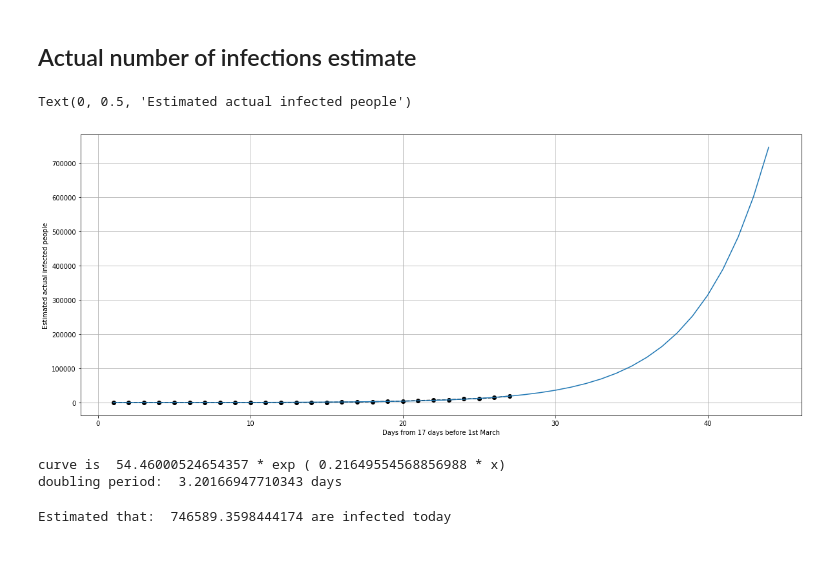
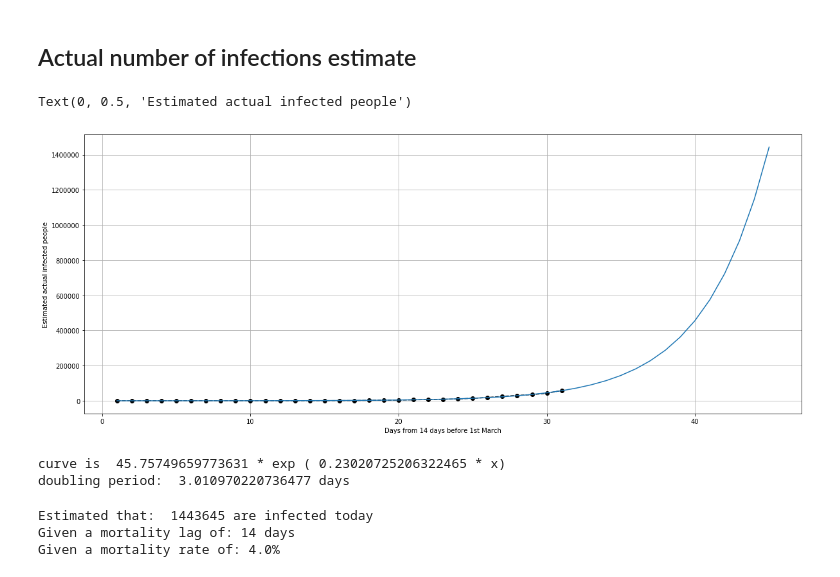
Before and after one commit to burntout/UK-Covid19, a Jupyter notebook: UK-Covid19-least-squares-fit.ipynb, the cells around one changed output. Cells and saved outputs as stored; diff of their text form; code cells hidden in the pictures.

```diff
--- a/UK-Covid19-least-squares-fit.ipynb
+++ b/UK-Covid19-least-squares-fit.ipynb
@@ -68,7 +68,7 @@ Tomorrows estimated cases: 17443.12539765776
 # %% [markdown]
 ## Mortality
 # %%
-uk_mortalitydata = [0,0,0,0,1,2,2,3,5,6,8,8,10,21,35,55,60,103,144,177,233,281,335,422,465,578,759]
+uk_mortalitydata = [0,0,0,0,1,2,2,3,5,6,8,8,10,21,35,55,60,103,144,177,233,281,335,422,578,759,1019,1228,1408,1709,2352]
 italy_mortalitydata = [29,34,52,79,107,148,197,233,366,463,631,827,1016,1266,1441,1809,2158,2503,2978,3405,4032,4825,5475,6077,6820]
 uk_mortalitydata1 = uk_mortalitydata[5:]
 
@@ -106,10 +106,9 @@ Tomorrows estimated deaths: 934.924984748349
 # %%
 fig, ax = plt.subplots(1, figsize=(20, 8))
 ax.plot(x, mortalitydata, 'o--k')
-x = np.linspace(1,31,31)
+x = np.linspace(1,n+7,n+7)
 y_fit = f(x, a, b)
 ax.plot(x, y_fit, '-')
-plt.grid()
 plt.xlabel("Days from 1st March")
 plt.ylabel("Cumulative Mortalities")
 # %% [output]
@@ -118,39 +117,44 @@ Text(0, 0.5, 'Cumulative Mortalities')
 # %% [markdown]
 ## Actual number of infections estimate
 # %%
-days_from_infection_to_death = 17 # assume 7 days for infection 10 days to die (people are already ill)
+days_from_infection_to_death = 14 # assume 7 days for infection 7 days to die (people are already ill)
 mortality_rate1 = 0.01 # 1%
 mortality_rate2 = 0.02 # 2%
 mortality_rate3 = 0.03 # 3%
 mortality_rate4 = 0.04 # 4%
 mortality_rate10 = 0.1 # 10%
+mortality_rate = mortality_rate4
 
-inv_mortality = 1/mortality_rate4
+inv_mortality = 1/mortality_rate
 estimated_actual = list (map(lambda x: x * inv_mortality, mortalitydata))
 n = len(estimated_actual)
 x = np.linspace(1, n, n)
 
 (a, b), _ = opt.curve_fit(f, x, estimated_actual)
 
 fig, ax = plt.subplots(1, figsize=(20, 8))
 ax.plot(x, estimated_actual, 'o--k')
 x = np.linspace(1,n+days_from_infection_to_death,n+days_from_infection_to_death)
 y_fit = f(x, a, b)
 ax.plot(x, y_fit, '-')
 plt.grid()
 plt.xlabel("Days from " + str(days_from_infection_to_death) + " days before 1st March")
 plt.ylabel("Estimated actual infected people")
 # %% [output]
 Text(0, 0.5, 'Estimated actual infected people')
-[figure, old version]
+[figure, new version]
 # %%
 print("curve is ", a , "* exp (" ,b, "* x)")
 print("doubling period: ", np.log(2)/b, "days")
 # %% [output]
-curve is  54.46000524654357 * exp ( 0.21649554568856988 * x)
-doubling period:  3.20166947710343 days
+curve is  45.75749659773631 * exp ( 0.23020725206322465 * x)
+doubling period:  3.010970220736477 days
 # %%
 infected_today = a * np.exp ( b * (days_from_infection_to_death + len(estimated_actual)  ))
-print ("Estimated that: ", infected_today, "are infected today")
+print ("Estimated that: ", int(infected_today), "are infected today")
+print ("Given a mortality lag of:", str(days_from_infection_to_death) + " days")
+print ("Given a mortality rate of:", str(mortality_rate * 100) + "%" )
 # %% [output]
-Estimated that:  746589.3598444174 are infected today
+Estimated that:  1443645 are infected today
+Given a mortality lag of: 14 days
+Given a mortality rate of: 4.0%
```
Also changed, not shown: parts of 13 cells of this notebook.
